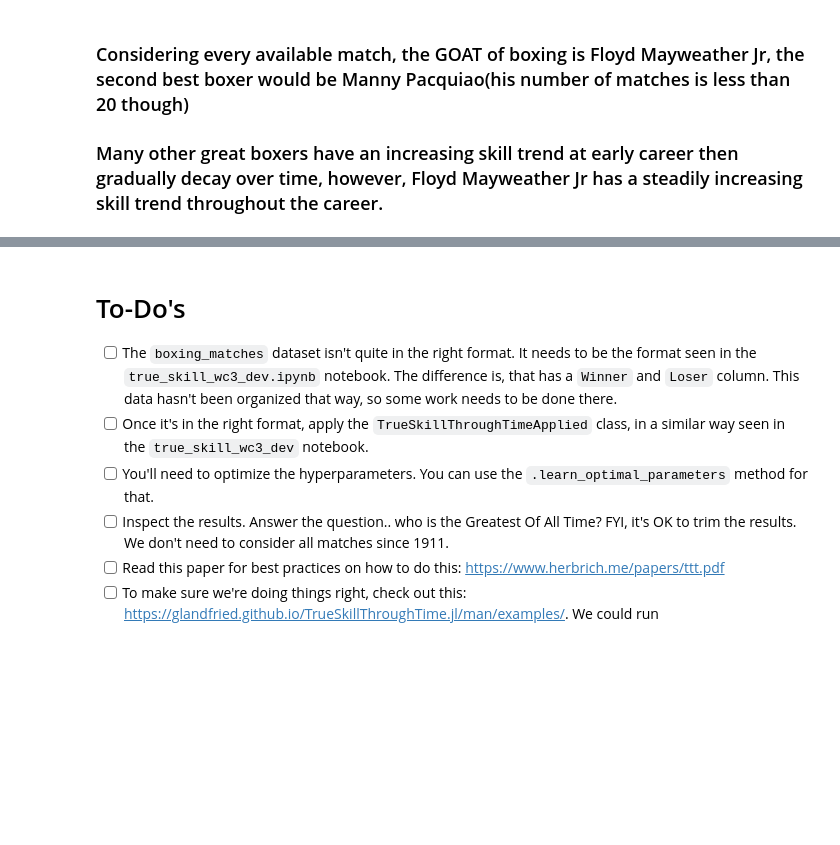
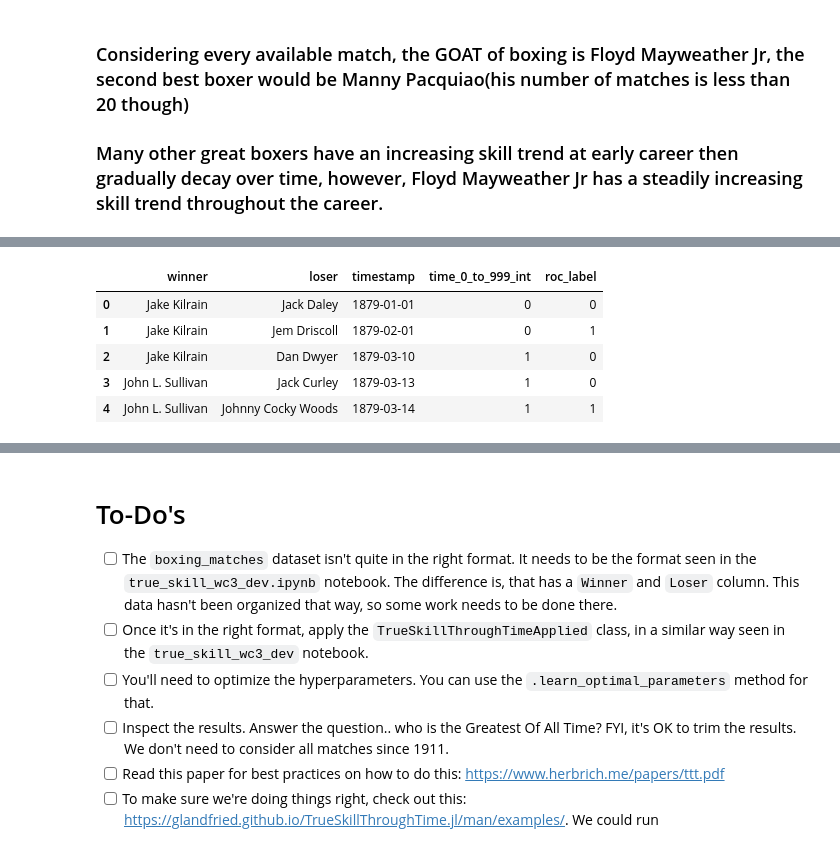
Before and after one commit to Duane321/true_theta, a Jupyter notebook: posts/trueskill/true_skill_boxing_dev.ipynb, the cells around one changed output, grey strips where cells are left out. Drawn from its saved outputs; the diff is of its cells as text; code cells hidden in the pictures; blank space fills up the shorter version.

```diff
--- a/posts/trueskill/true_skill_boxing_dev.ipynb
+++ b/posts/trueskill/true_skill_boxing_dev.ipynb
@@ -433,0 +449,9 @@ self.plot_calibration()
+# %%
+games.head()
+# %% [output]
+|  | winner | loser | timestamp | time_0_to_999_int | roc_label |
+| 0 | Jake Kilrain | Jack Daley | 1879-01-01 | 0 | 0 |
+| 1 | Jake Kilrain | Jem Driscoll | 1879-02-01 | 0 | 1 |
+| 2 | Jake Kilrain | Dan Dwyer | 1879-03-10 | 1 | 0 |
+| 3 | John L. Sullivan | Jack Curley | 1879-03-13 | 1 | 0 |
+| 4 | John L. Sullivan | Johnny Cocky Woods | 1879-03-14 | 1 | 1 |
```
Also changed, not shown: parts of 18 cells of this notebook, 3 other files.
